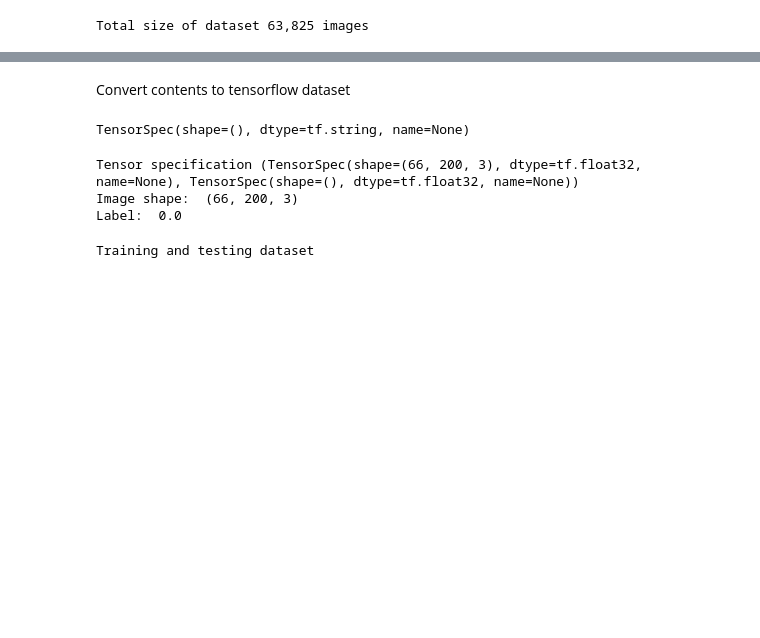
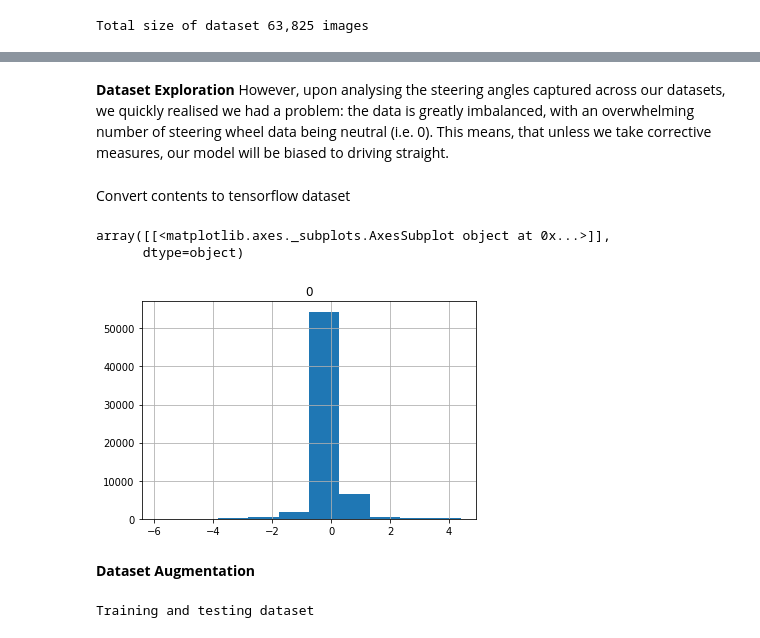
Before and after one commit to naman-mehta/predict_steering_angle, a Jupyter notebook: selfdriving.ipynb, the cells around one changed output, grey strips where cells are left out. Cells and saved outputs as stored; diff of their text form; code cells hidden in the pictures; blank space fills up the shorter version.

```diff
--- a/selfdriving.ipynb
+++ b/selfdriving.ipynb
@@ -56,66 +119,17 @@ Total size of dataset 63,825 images
+# %% [markdown]
+**Dataset Exploration**
+However, upon analysing the steering angles captured across our datasets, we quickly realised we had a problem: the data is greatly imbalanced, with an overwhelming number of steering wheel data being neutral (i.e. 0). This means, that unless we take corrective measures, our model will be biased to driving straight.
 # %% [markdown]
 Convert contents to tensorflow dataset
-# %%
-dataset = tf.data.Dataset.from_tensor_slices(contents)
-print(dataset.element_spec)
-
-# print the
-for line in dataset.take(1):
-  x=tf.strings.split(tf.strings.split(line, ',')[0],' ')[1]
-  y=tf.strings.to_number(x)
-  pi_on_180 = 0.017453292519943295
-  a=tf.math.multiply(y,pi_on_180)
-
-#x=tf.strings.split(tf.strings.split(contents2, ',')[0],' ')[1]
-# %% [output]
-TensorSpec(shape=(), dtype=tf.string, name=None)
-# %%
-AUTOTUNE = tf.data.experimental.AUTOTUNE
-"""code with tensorflow tf.data.dataset"""
-IMG_WIDTH=66
-IMG_HEIGHT=200
-
-#get label function returns label
-def get_label(file_path):
-  #It takes out angle which is the second element in string
-  label_in_string = tf.strings.split(tf.strings.split(file_path, ',')[0],' ')[1]
-  label_in_degree = tf.strings.to_number(label_in_string)
-  pi_on_180 = 0.017453292519943295
-  #convert it to radian and return
-  return tf.math.multiply(label_in_degree,pi_on_180)
-
-#decode_img functions returns the resized image
-def decode_img(img):
-  # convert the compressed string to a 3D uint8 tensor
-  img = tf.image.decode_jpeg(img, channels=3)
-  # Use `convert_image_dtype` to convert to floats in the [0,1] range.
-  img = tf.image.convert_image_dtype(img, tf.float32)
-  # resize the image to the desired size.
-  return tf.image.resize(img, [IMG_WIDTH, IMG_HEIGHT])
-
-#process_path function returns image and label together
-def process_path(file_path):
-  label = get_label(file_path)
-  # load the raw data from the file as a string
-  img = tf.io.read_file(data_dir+'data/'+ tf.strings.split(file_path, ' ')[0])
-  img = decode_img(img)
-  return img, label
-
-# Set `num_parallel_calls` so multiple images are loaded/processed in parallel.
-labeled_ds = dataset.map(process_path,num_parallel_calls=AUTOTUNE)
-#Dataset.element_spec property allows us to inspect the type of each element component
-print("Tensor specification",labeled_ds.element_spec)
-
-#print the shape and angle of 1st image in dataset
-for image, label in labeled_ds.take(1):
-  print("Image shape: ", image.numpy().shape)
-  print("Label: ", label.numpy())
-
-#WE CAN SPLIT THE DATASET HERE OR DURING CALL FOR TRAINING
-#split the dataset in 80:20 ratio
-train = labeled_ds.take(int(TOTAL_SIZE_DATASET*0.8))
-test = labeled_ds.skip(int(TOTAL_SIZE_DATASET*0.8))
-# %% [output]
-Tensor specification (TensorSpec(shape=(66, 200, 3), dtype=tf.float32, name=None), TensorSpec(shape=(), dtype=tf.float32, name=None))
-Image shape:  (66, 200, 3)
-Label:  0.0
+# %%
+labels_list= []
+for image, label in labeled_ds.as_numpy_iterator():
+  labels_list.append(label)
+df = DataFrame(labels_list)
+DataFrame.hist(df,bins=20)
+# %% [output]
+array([[<matplotlib.axes._subplots.AxesSubplot object at 0x...>]],
+      dtype=object)
+[figure, added]
+# %% [markdown]
+**Dataset Augmentation**
```
Also changed, not shown: parts of 13 cells of this notebook.
